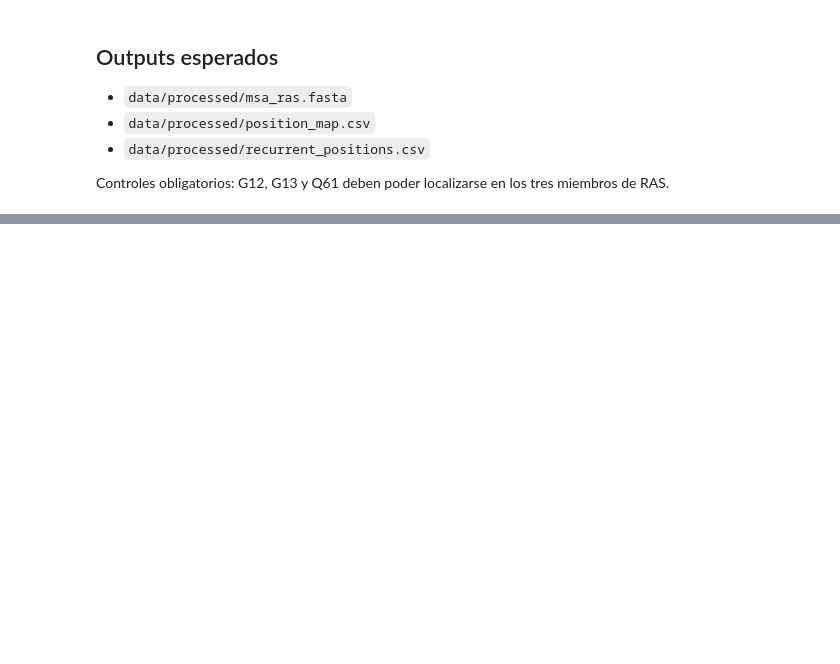
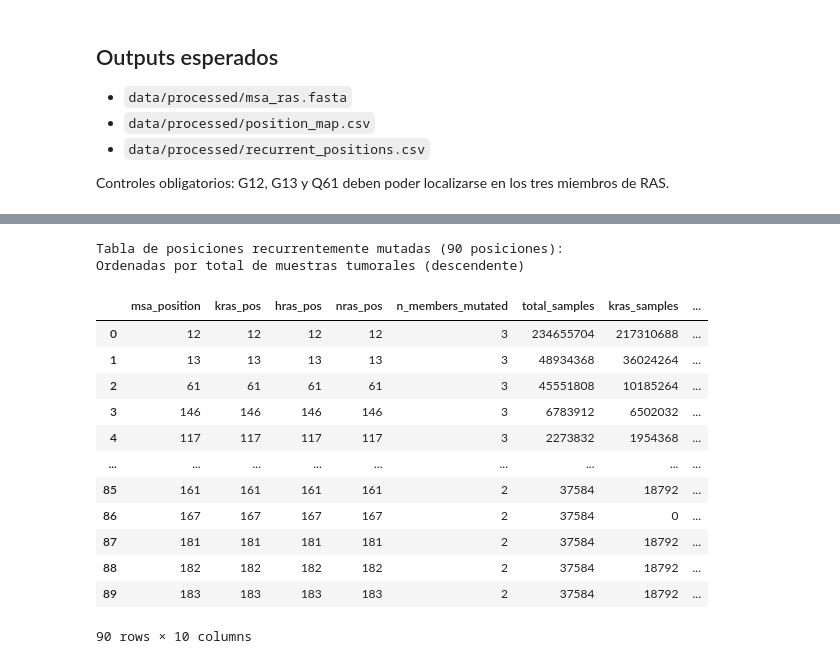
Before and after one commit to racschavez/TFM-MUTACIONES-EN-RAS, a Jupyter notebook: notebooks/02_alignment_mapping.ipynb, the cells around one changed output, grey strips where cells are left out. Cells and saved outputs as stored; diff of their text form; code cells hidden in the pictures; blank space fills up the shorter version.

```diff
--- a/notebooks/02_alignment_mapping.ipynb
+++ b/notebooks/02_alignment_mapping.ipynb
@@ -80,0 +284,20 @@ Usa el umbral de `configs/config.yaml` y guarda `recurrent_positions.csv` con el
+# %%
+# ============================================================
+# CHUNK 3.1: Descargar o cargar desde cache las secuencias UniProt
+# ============================================================
+
+# Construimos el diccionario de secuencias {nombre_gen -> secuencia_aminoacidos}.
+# Las claves DEBEN ser exactamente "KRAS", "HRAS", "NRAS" para que run_msa()
+# reconozca las tres isoformas y use el camino optimizado sin herramienta externa.
+# fetch_uniprot_sequence() devuelve una cadena de texto con la secuencia completa
+# de aminoacidos en codigo de una letra (e.g. "MTEYKLVVVGAGGVGKS...").
+sequences = {
+    gene: fetch_uniprot_sequence(uniprot_id)
+    for gene, uniprot_id in uniprot_ids.items()
+}
+
+print("[OK] Secuencias cargadas:")
+for gene, seq in sequences.items():
+    # Mostramos los primeros 30 residuos como verificacion visual rapida.
+    # Todos deben comenzar por 'M' (metionina inicial) si son secuencias canonicas.
+    print(f"  {gene}: {len(seq)} aa | primeros 30: {seq[:30]}")
@@ -80,0 +935,35 @@ Usa el umbral de `configs/config.yaml` y guarda `recurrent_positions.csv` con el
+# %%
+# ============================================================
+# CHUNK 13.1: Mostrar la tabla de posiciones recurrentes
+# ============================================================
+
+if recurrent.empty:
+    # Si no hay posiciones recurrentes, avisar al usuario con instrucciones claras.
+    print("[WARN] No se encontraron posiciones recurrentes.")
+    print("  Posibles causas:")
+    print("  1. El dataset curado no tiene suficientes mutaciones (comprueba cosmic_curated.csv).")
+    print("  2. Los umbrales min_members o min_samples son demasiado altos.")
+    print("  3. Las columnas del dataset curado no tienen los nombres esperados.")
+else:
+    print(f"Tabla de posiciones recurrentemente mutadas ({len(recurrent)} posiciones):")
+    print("Ordenadas por total de muestras tumorales (descendente)\n")
+
+    # Mostrar la tabla completa con todas las posiciones recurrentes.
+    # En Jupyter, el ultimo objeto de la celda se renderiza automaticamente como tabla HTML.
+    display(recurrent)
+# %% [output]
+Tabla de posiciones recurrentemente mutadas (90 posiciones):
+Ordenadas por total de muestras tumorales (descendente)
+|  | msa_position | kras_pos | hras_pos | nras_pos | n_members_mutated | total_samples | kras_samples | ... |
+| 0 | 12 | 12 | 12 | 12 | 3 | 234655704 | 217310688 | ... |
+| 1 | 13 | 13 | 13 | 13 | 3 | 48934368 | 36024264 | ... |
+| 2 | 61 | 61 | 61 | 61 | 3 | 45551808 | 10185264 | ... |
+| 3 | 146 | 146 | 146 | 146 | 3 | 6783912 | 6502032 | ... |
+| 4 | 117 | 117 | 117 | 117 | 3 | 2273832 | 1954368 | ... |
+| ... | ... | ... | ... | ... | ... | ... | ... | ... |
+| 85 | 161 | 161 | 161 | 161 | 2 | 37584 | 18792 | ... |
+| 86 | 167 | 167 | 167 | 167 | 2 | 37584 | 0 | ... |
+| 87 | 181 | 181 | 181 | 181 | 2 | 37584 | 18792 | ... |
+| 88 | 182 | 182 | 182 | 182 | 2 | 37584 | 18792 | ... |
+| 89 | 183 | 183 | 183 | 183 | 2 | 37584 | 18792 | ... |
+90 rows × 10 columns
```
Also changed, not shown: parts of 53 cells of this notebook, 24 other files.
